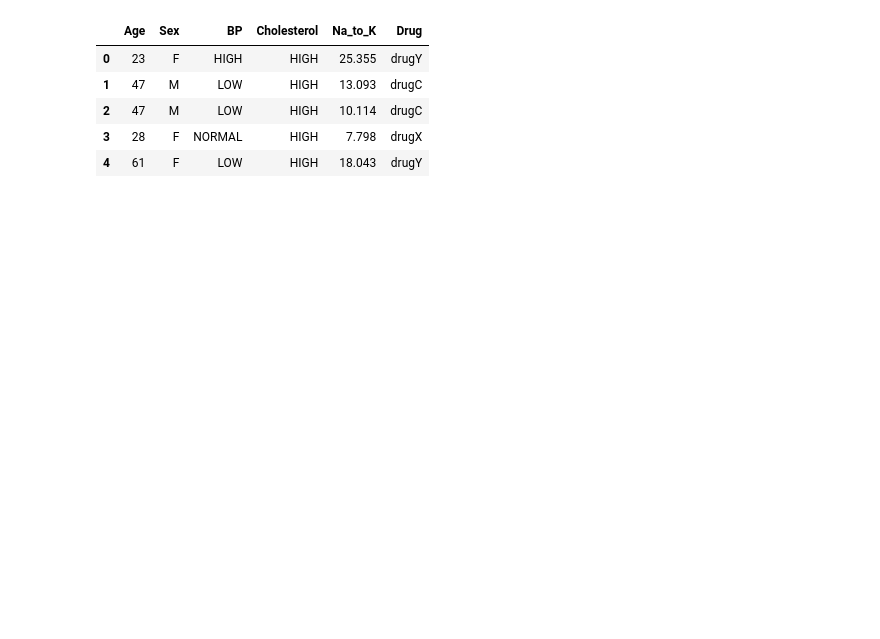
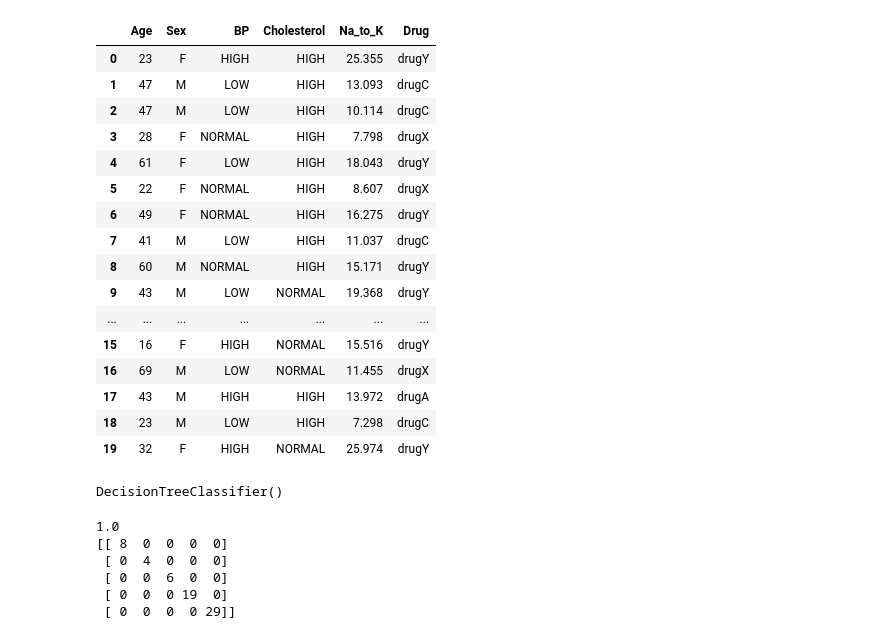
Before and after one commit to Akbarhusain12/Machine_learning, a Jupyter notebook: Confusion_matrix.ipynb, the cells around one changed output. Cells and saved outputs as stored; diff of their text form; code cells hidden in the pictures; blank space fills up the shorter version.

```diff
--- a/Confusion_matrix.ipynb
+++ b/Confusion_matrix.ipynb
@@ -6,11 +9,22 @@ from sklearn.tree import
 # %%
 df = pd.read_csv("Files/drug200.csv")
 # %%
-df.head()
+df.head(20)
 # %% [output]
 |  | Age | Sex | BP | Cholesterol | Na_to_K | Drug |
 | 0 | 23 | F | HIGH | HIGH | 25.355 | drugY |
 | 1 | 47 | M | LOW | HIGH | 13.093 | drugC |
 | 2 | 47 | M | LOW | HIGH | 10.114 | drugC |
 | 3 | 28 | F | NORMAL | HIGH | 7.798 | drugX |
 | 4 | 61 | F | LOW | HIGH | 18.043 | drugY |
+| 5 | 22 | F | NORMAL | HIGH | 8.607 | drugX |
+| 6 | 49 | F | NORMAL | HIGH | 16.275 | drugY |
+| 7 | 41 | M | LOW | HIGH | 11.037 | drugC |
+| 8 | 60 | M | NORMAL | HIGH | 15.171 | drugY |
+| 9 | 43 | M | LOW | NORMAL | 19.368 | drugY |
+| ... | ... | ... | ... | ... | ... | ... |
+| 15 | 16 | F | HIGH | NORMAL | 15.516 | drugY |
+| 16 | 69 | M | LOW | NORMAL | 11.455 | drugX |
+| 17 | 43 | M | HIGH | HIGH | 13.972 | drugA |
+| 18 | 23 | M | LOW | HIGH | 7.298 | drugC |
+| 19 | 32 | F | HIGH | NORMAL | 25.974 | drugY |
@@ -16,0 +46,4 @@ df.head()
+# %%
+Dtree.fit(X_train,y_train)
+# %% [output]
+DecisionTreeClassifier()
@@ -16,0 +52,10 @@ df.head()
+# %%
+print(accuracy_score(y_test, y_pred))
+print(confusion_matrix(y_test, y_pred))
+# %% [output]
+1.0
+[[ 8  0  0  0  0]
+ [ 0  4  0  0  0]
+ [ 0  0  6  0  0]
+ [ 0  0  0 19  0]
+ [ 0  0  0  0 29]]
```
Also changed, not shown: parts of 9 cells of this notebook.
